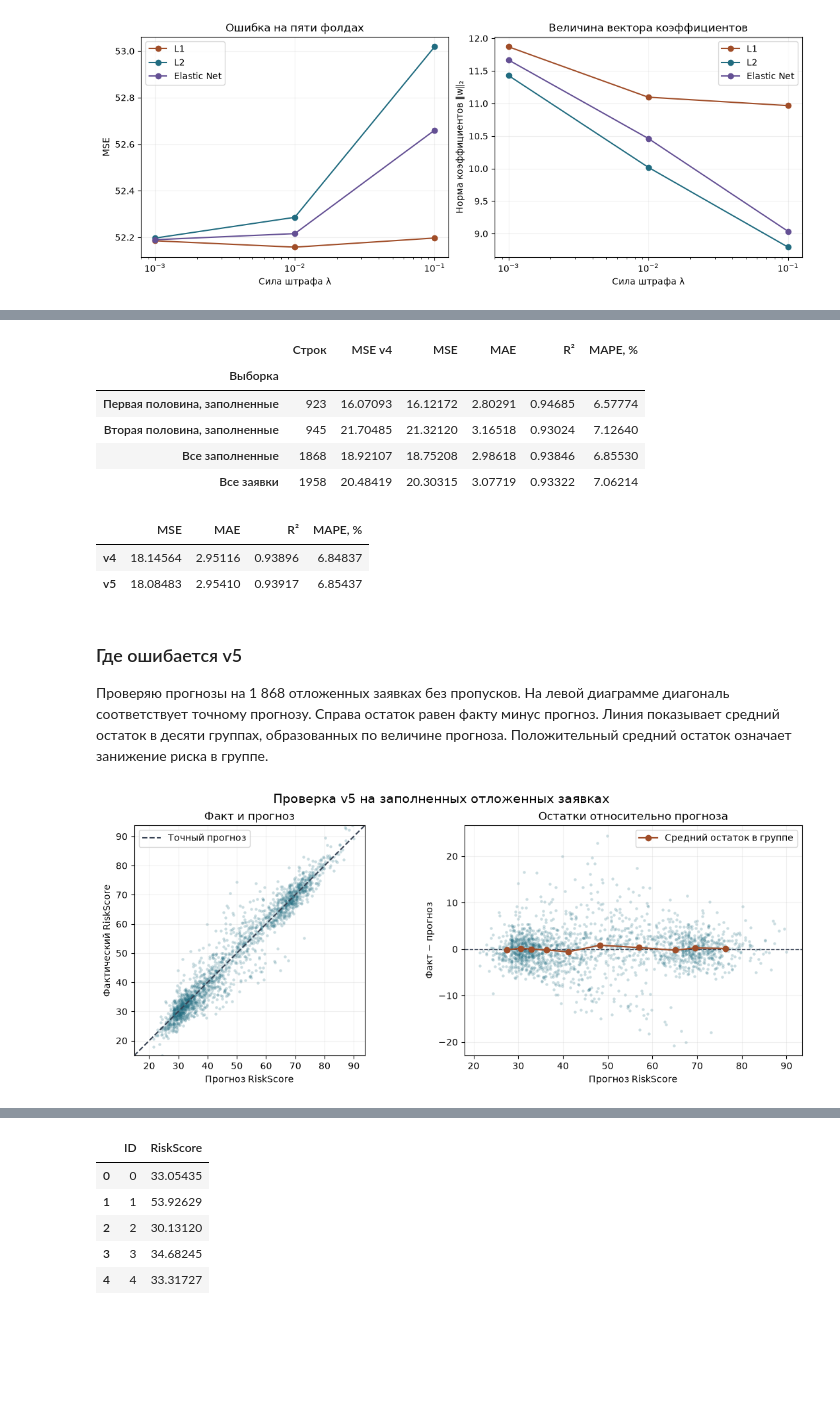
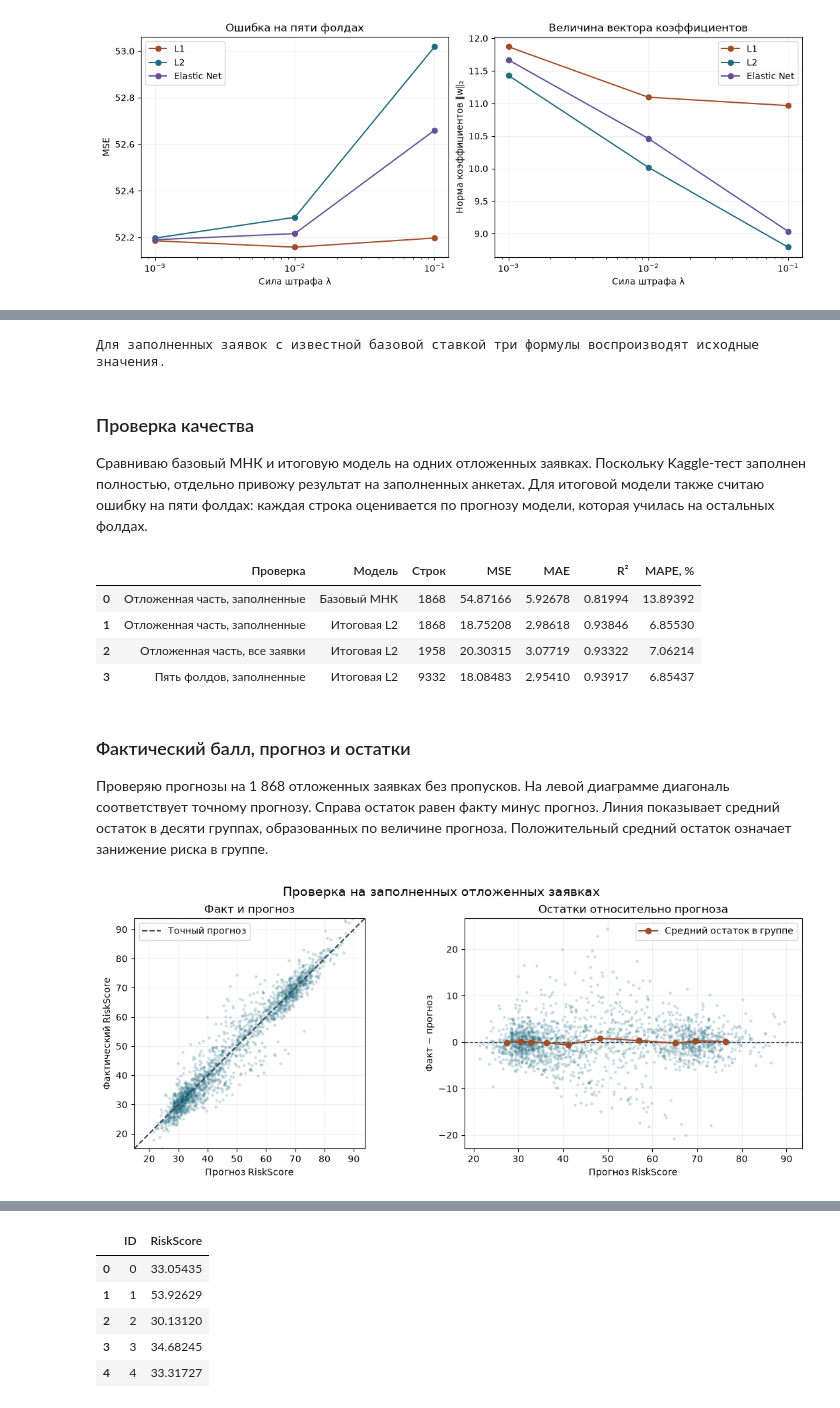
Before and after one commit to MyshakinMikhail/machine-learning-concepts, a Jupyter notebook: lab1/lab1.ipynb, the cells around one changed output, grey strips where cells are left out. Drawn from its saved outputs; the diff is of its cells as text; code cells hidden in the pictures; blank space fills up the shorter version.

```diff
--- a/lab1/lab1.ipynb
+++ b/lab1/lab1.ipynb
@@ -1280,60 +797,76 @@ display(pd.DataFrame(cv_versions).T.rename(index={"conservative": "v3", "conserv
+# %%
+# Проверяем связи на доступных исходных данных выборки разработки.
+known = X_dev.dropna().copy()
+masked = known.copy()
+masked[["LoanAmount", "MonthlyDebtPayments", "CreditScore"]] = np.nan
+restored = recover_financial_values(masked)
+for col in ("LoanAmount", "MonthlyDebtPayments", "CreditScore"):
+    np.testing.assert_allclose(restored[col], known[col], rtol=1e-9, atol=1e-6)
+print("Для заполненных заявок с известной базовой ставкой три формулы воспроизводят исходные значения.")
+# %% [output]
+Для заполненных заявок с известной базовой ставкой три формулы воспроизводят исходные значения.
+# %% [markdown]
+### Проверка качества
+
+Сравниваю базовый МНК и итоговую модель на одних отложенных заявках. Поскольку Kaggle-тест заполнен полностью, отдельно привожу результат на заполненных анкетах. Для итоговой модели также считаю ошибку на пяти фолдах: каждая строка оценивается по прогнозу модели, которая училась на остальных фолдах.
 # %%
-A5, B5 = prepare(X_dev, X_hold, basis="conservative_v5")
-p5 = RegularizedRegression(lp=.002).fit(A5, y_dev).predict(B5)
-rows5 = []
-for label, index in [("Первая половина, заполненные", calibration[complete_hold[calibration]]),
-                     ("Вторая половина, заполненные", confirmation[complete_hold[confirmation]]),
-                     ("Все заполненные", np.flatnonzero(complete_hold)),
-                     ("Все заявки", np.arange(len(y_hold)))]:
-    rows5.append({"Выборка": label, "Строк": len(index), "MSE v4": mse(y_hold[index], p4[index]),
-                  **scores(y_hold[index], p5[index])})
-display(pd.DataFrame(rows5).set_index("Выборка"))
+FINAL_L2 = .002
+complete_hold = X_hold.notna().all(axis=1).to_numpy()
+full_complete = X.notna().all(axis=1).to_numpy()
+final_train, final_valid = prepare(X_dev, X_hold, basis="financial")
+hold_prediction = RegularizedRegression(lp=FINAL_L2).fit(final_train, y_dev).predict(final_valid)
 
-cv_pred5 = np.empty(len(y))
+cv_prediction = np.empty(len(y))
 for tr, va in kfold_indices(len(y), k=5, seed=117):
-    fold_train, fold_valid = prepare(X.iloc[tr], X.iloc[va], basis="conservative_v5")
-    cv_pred5[va] = RegularizedRegression(lp=.002).fit(fold_train, y[tr]).predict(fold_valid)
-display(pd.DataFrame([cv_versions["conservative_v4"], scores(y[full_complete], cv_pred5[full_complete])],
-                     index=["v4", "v5"]))
+    fold_train, fold_valid = prepare(X.iloc[tr], X.iloc[va], basis="financial")
+    cv_prediction[va] = RegularizedRegression(lp=FINAL_L2).fit(fold_train, y[tr]).predict(fold_valid)
+
+comparisons = [
+    ("Отложенная часть, заполненные", "Базовый МНК",
+     y_hold[complete_hold], hold_predictions["Своя · аналитическая"][complete_hold]),
+    ("Отложенная часть, заполненные", "Итоговая L2", y_hold[complete_hold], hold_prediction[complete_hold]),
+    ("Отложенная часть, все заявки", "Итоговая L2", y_hold, hold_prediction),
+    ("Пять фолдов, заполненные", "Итоговая L2", y[full_complete], cv_prediction[full_complete]),
+]
+display(pd.DataFrame([
+    {"Проверка": label, "Модель": name, "Строк": len(target), **scores(target, prediction)}
+    for label, name, target, prediction in comparisons
+]))
 # %% [output]
-|  | Строк | MSE v4 | MSE | MAE | R² | MAPE, % |
-| Выборка |  |  |  |  |  |  |
-| Первая половина, заполненные | 923 | 16.07093 | 16.12172 | 2.80291 | 0.94685 | 6.57774 |
-| Вторая половина, заполненные | 945 | 21.70485 | 21.32120 | 3.16518 | 0.93024 | 7.12640 |
-| Все заполненные | 1868 | 18.92107 | 18.75208 | 2.98618 | 0.93846 | 6.85530 |
-| Все заявки | 1958 | 20.48419 | 20.30315 | 3.07719 | 0.93322 | 7.06214 |
+|  | Проверка | Модель | Строк | MSE | MAE | R² | MAPE, % |
+| 0 | Отложенная часть, заполненные | Базовый МНК | 1868 | 54.87166 | 5.92678 | 0.81994 | 13.89392 |
+| 1 | Отложенная часть, заполненные | Итоговая L2 | 1868 | 18.75208 | 2.98618 | 0.93846 | 6.85530 |
+| 2 | Отложенная часть, все заявки | Итоговая L2 | 1958 | 20.30315 | 3.07719 | 0.93322 | 7.06214 |
+| 3 | Пять фолдов, заполненные | Итоговая L2 | 9332 | 18.08483 | 2.95410 | 0.93917 | 6.85437 |
-|  | MSE | MAE | R² | MAPE, % |
-| v4 | 18.14564 | 2.95116 | 0.93896 | 6.84837 |
-| v5 | 18.08483 | 2.95410 | 0.93917 | 6.85437 |
 # %% [markdown]
-### Где ошибается v5
+### Фактический балл, прогноз и остатки
 
 Проверяю прогнозы на 1 868 отложенных заявках без пропусков. На левой диаграмме диагональ соответствует точному прогнозу. Справа остаток равен факту минус прогноз. Линия показывает средний остаток в десяти группах, образованных по величине прогноза. Положительный средний остаток означает занижение риска в группе.
 # %%
 actual = y_hold[complete_hold]
-predicted = p5[complete_hold]
+predicted = hold_prediction[complete_hold]
 residual = actual - predicted
 fig, axes = plt.subplots(1, 2, figsize=(11, 4.5), layout="constrained")
 bounds = [min(actual.min(), predicted.min()), max(actual.max(), predicted.max())]
 axes[0].scatter(predicted, actual, s=10, alpha=.23, linewidths=0, color="#216c80")
 axes[0].plot(bounds, bounds, linestyle="--", color="#374254", label="Точный прогноз")
 axes[0].set(title="Факт и прогноз", xlabel="Прогноз RiskScore", ylabel="Фактический RiskScore",
             xlim=bounds, ylim=bounds, aspect="equal")
 axes[0].legend()
 
 axes[1].scatter(predicted, residual, s=10, alpha=.23, linewidths=0, color="#216c80")
 axes[1].axhline(0, linestyle="--", color="#374254", linewidth=1)
 residuals = pd.DataFrame({"прогноз": predicted, "остаток": residual})
 groups = pd.qcut(residuals["прогноз"], 10, duplicates="drop")
 means = residuals.groupby(groups, observed=True).mean()
 axes[1].plot(means["прогноз"], means["остаток"], color="#a04d28", marker="o",
              linewidth=1.6, label="Средний остаток в группе")
 axes[1].set(title="Остатки относительно прогноза", xlabel="Прогноз RiskScore",
             ylabel="Факт − прогноз")
 axes[1].legend(loc="upper right")
 for ax in axes:
     ax.grid(alpha=.18)
-fig.suptitle("Проверка v5 на заполненных отложенных заявках", fontsize=14)
+fig.suptitle("Проверка на заполненных отложенных заявках", fontsize=14)
 plt.show()
 # %% [output]
-[figure, old version]
+[figure, new version]
```
Also changed, not shown: parts of 63 cells of this notebook.
